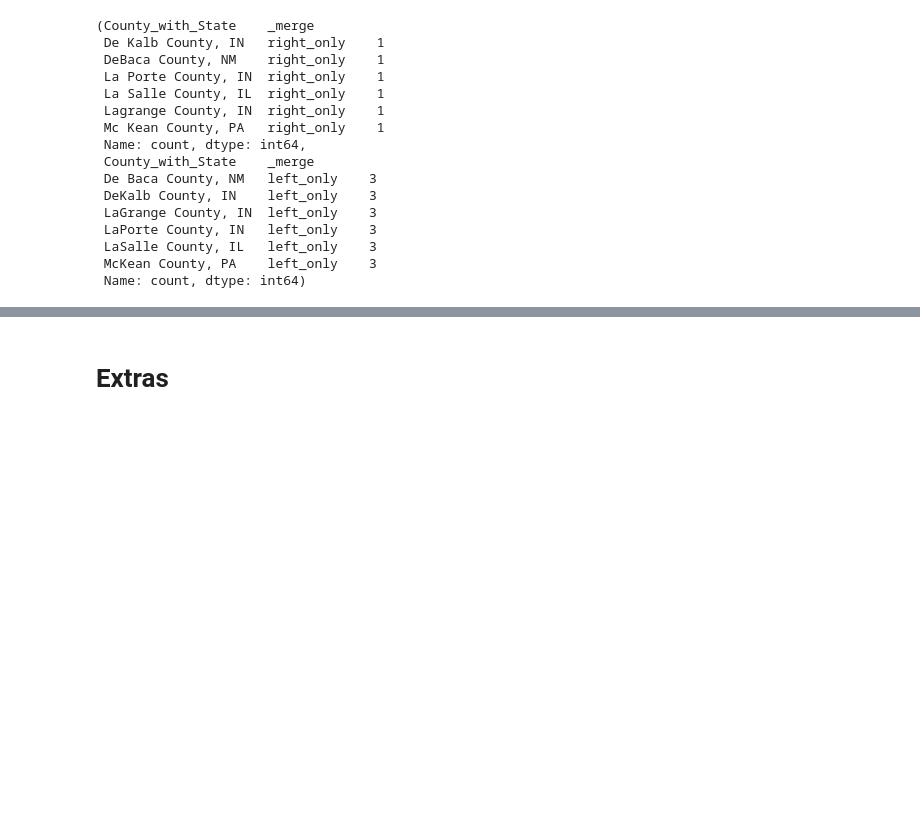
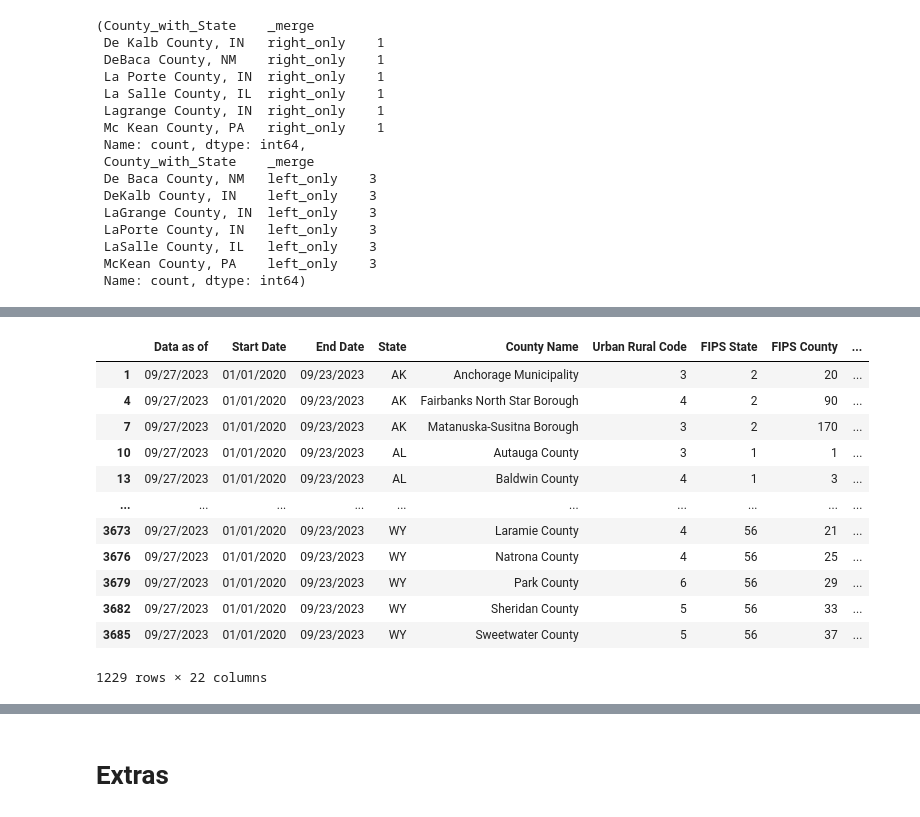
Before and after one commit to natehiatt/covid_vax_project, a Jupyter notebook: notebooks/nate_scratch.ipynb, the cells around one changed output, grey strips where cells are left out. Saved outputs shown, nothing was run; the diff lists cells and outputs as text; code cells hidden in the pictures; blank space fills up the shorter version.

```diff
--- a/notebooks/nate_scratch.ipynb
+++ b/notebooks/nate_scratch.ipynb
@@ -606,0 +723,17 @@ check_overlap(df, poverty, "County_with_State")
+# %%
+deaths = deaths[deaths["Indicator"] == "Distribution of COVID-19 deaths (%)"]
+deaths
+# %% [output]
+|  | Data as of | Start Date | End Date | State | County Name | Urban Rural Code | FIPS State | FIPS County | ... |
+| 1 | 09/27/2023 | 01/01/2020 | 09/23/2023 | AK | Anchorage Municipality | 3 | 2 | 20 | ... |
+| 4 | 09/27/2023 | 01/01/2020 | 09/23/2023 | AK | Fairbanks North Star Borough | 4 | 2 | 90 | ... |
+| 7 | 09/27/2023 | 01/01/2020 | 09/23/2023 | AK | Matanuska-Susitna Borough | 3 | 2 | 170 | ... |
+| 10 | 09/27/2023 | 01/01/2020 | 09/23/2023 | AL | Autauga County | 3 | 1 | 1 | ... |
+| 13 | 09/27/2023 | 01/01/2020 | 09/23/2023 | AL | Baldwin County | 4 | 1 | 3 | ... |
+| ... | ... | ... | ... | ... | ... | ... | ... | ... | ... |
+| 3673 | 09/27/2023 | 01/01/2020 | 09/23/2023 | WY | Laramie County | 4 | 56 | 21 | ... |
+| 3676 | 09/27/2023 | 01/01/2020 | 09/23/2023 | WY | Natrona County | 4 | 56 | 25 | ... |
+| 3679 | 09/27/2023 | 01/01/2020 | 09/23/2023 | WY | Park County | 6 | 56 | 29 | ... |
+| 3682 | 09/27/2023 | 01/01/2020 | 09/23/2023 | WY | Sheridan County | 5 | 56 | 33 | ... |
+| 3685 | 09/27/2023 | 01/01/2020 | 09/23/2023 | WY | Sweetwater County | 5 | 56 | 37 | ... |
+1229 rows × 22 columns
```
Also changed, not shown: parts of 21 cells of this notebook.
